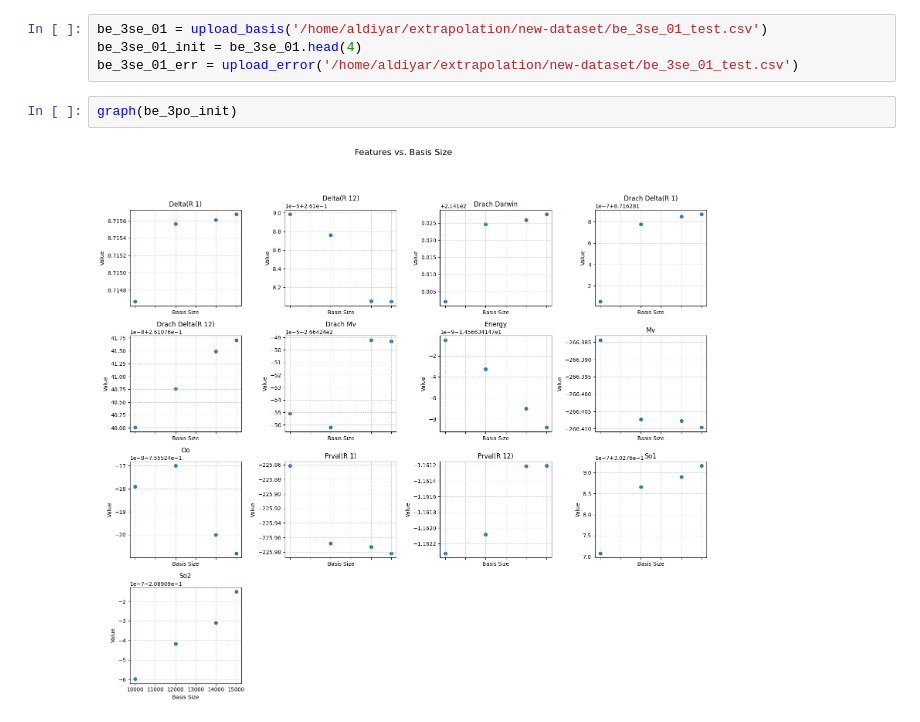
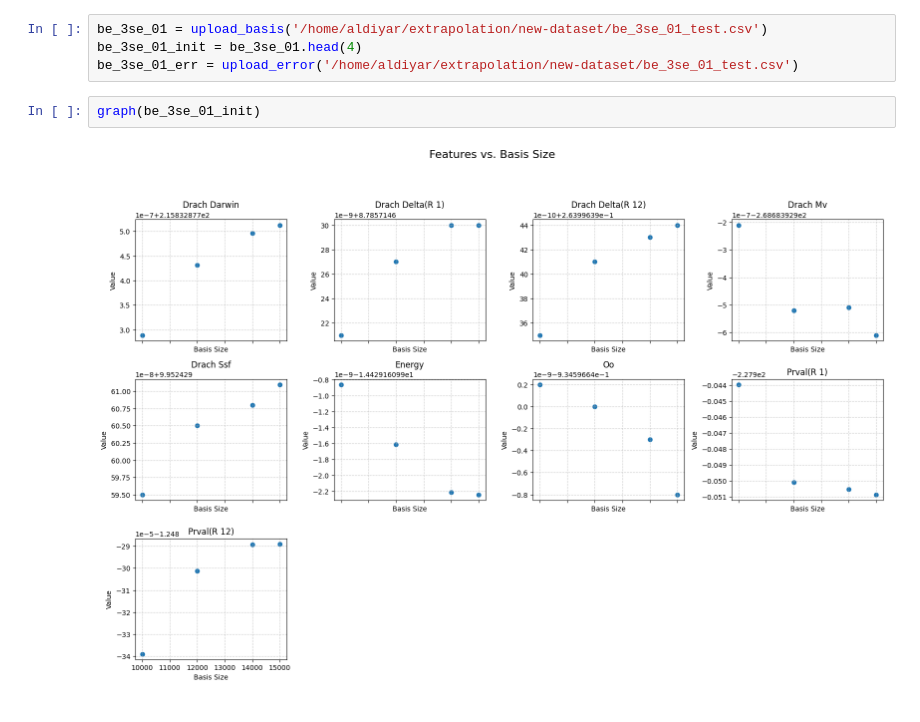
Before and after one commit to trulyaldi/extrapolation, a Jupyter notebook: src/extrap_varpro.ipynb, the cells around one changed output. Cells and saved outputs as stored; diff of their text form.

```diff
--- a/src/extrap_varpro.ipynb
+++ b/src/extrap_varpro.ipynb
@@ -19,7 +19,7 @@ be_3se_01 = upload_basis('/home/aldiyar/extrapolation/new-dataset/be_3se_01_test
 be_3se_01_init = be_3se_01.head(4)
 be_3se_01_err = upload_error('/home/aldiyar/extrapolation/new-dataset/be_3se_01_test.csv')
 # %%
-graph(be_3po_init)
+graph(be_3se_01_init)
 # %% [output]
-[figure, old version]
+[figure, new version]
 # %%
```
Also changed, not shown: parts of 4 cells of this notebook, 6 other files.
